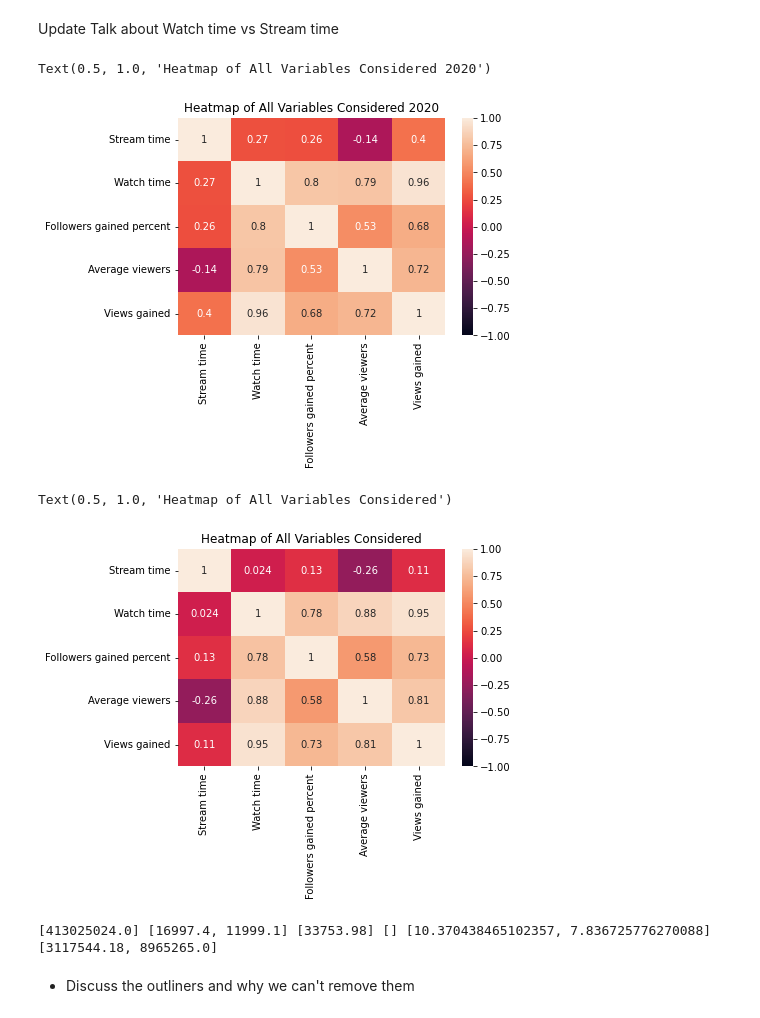
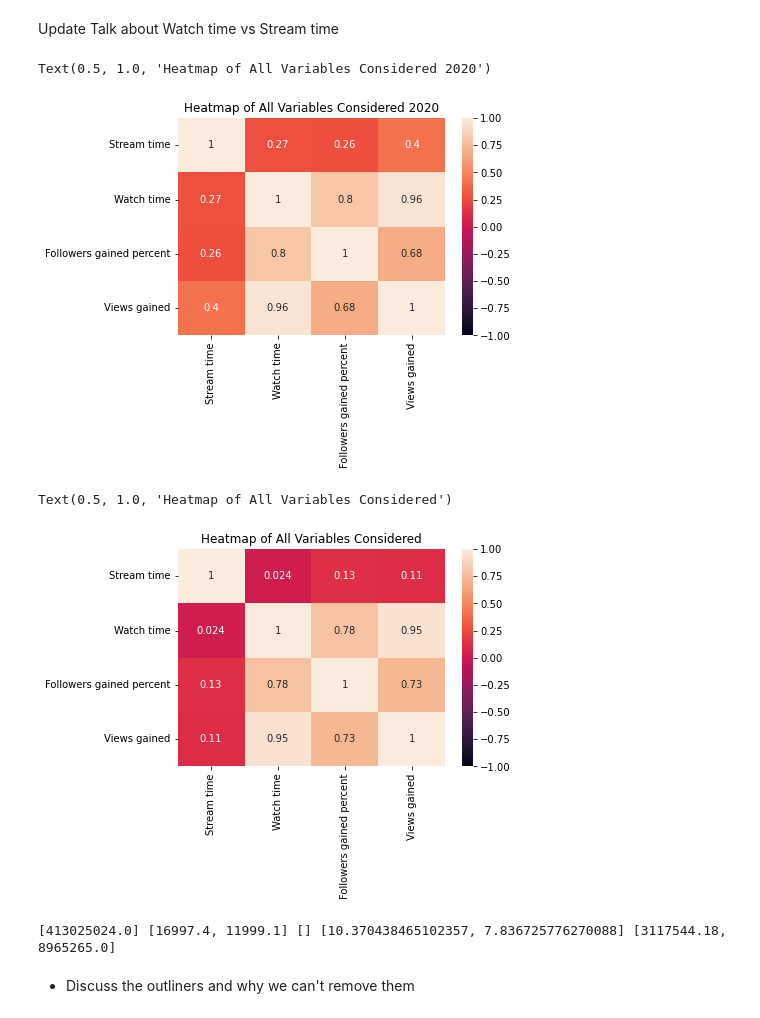
Before and after one commit to dayes5/Twitch-Analysis, a Jupyter notebook: FinalProjectGroup079-Wi22.ipynb, the cells around one changed output. Saved outputs shown, nothing was run; the diff lists cells and outputs as text; code cells hidden in the pictures.

```diff
--- a/FinalProjectGroup079-Wi22.ipynb
+++ b/FinalProjectGroup079-Wi22.ipynb
@@ -156,7 +156,7 @@ The data in the dataframes currently contains unnamed columns and columns which
 for i in range(len(twitch2019And2020Data)):
 
     twitch2019And2020Data[i] = twitch2019And2020Data[i].loc[:, ~twitch2019And2020Data[i].columns.str.contains('^Unnamed')]
-    twitch2019And2020Data[i] = twitch2019And2020Data[i].drop(columns=['Partnered', 'Channel', 'Mature', 'Language', 'Peak viewers'])
+    twitch2019And2020Data[i] = twitch2019And2020Data[i].drop(columns=['Partnered', 'Channel', 'Mature', 'Language', 'Peak viewers', 'Average viewers'])
 
 twitch2019And2020Data[0]
 # %% [output]
@@ -413,17 +418,17 @@ over the two years had no correlation with the user interactions. -->
 Update
 Talk about Watch time vs Stream time
 # %%
-sns.heatmap(df2020.loc[:, ['Stream time', 'Watch time', 'Followers gained percent', 'Average viewers', 'Views gained']].corr(), annot=True, vmin=-1, vmax=1)
+sns.heatmap(df2020.loc[:, ['Stream time', 'Watch time', 'Followers gained percent', 'Views gained']].corr(), annot=True, vmin=-1, vmax=1)
 plt.title('Heatmap of All Variables Considered 2020')
 # %% [output]
 Text(0.5, 1.0, 'Heatmap of All Variables Considered 2020')
-[figure, old version]
+[figure, new version]
 # %%
-sns.heatmap(df.loc[:, ['Stream time', 'Watch time', 'Followers gained percent', 'Average viewers', 'Views gained']].corr(), annot=True, vmin=-1, vmax=1)
+sns.heatmap(df.loc[:, ['Stream time', 'Watch time', 'Followers gained percent', 'Views gained']].corr(), annot=True, vmin=-1, vmax=1)
 plt.title('Heatmap of All Variables Considered')
 # %% [output]
 Text(0.5, 1.0, 'Heatmap of All Variables Considered')
-[figure, old version]
+[figure, new version]
 # %%
 def find_outliers(column):
     col_mean = df[column].mean()
@@ -441,16 +446,15 @@ def find_outliers(column):
 Watchtime_outliers = find_outliers('Watch time')
 
 Streamtime_outliers = find_outliers('Stream time')
-Average_viewers_outliers = find_outliers('Average viewers')
 
 Followers_outliers = find_outliers('Followers')
 
 Followers_gained_percent_outliers = find_outliers('Followers gained percent')
 
 Views_gained_outliers = find_outliers('Views gained')
-print(Watchtime_outliers, Streamtime_outliers, Average_viewers_outliers, Followers_outliers, Followers_gained_percent_outliers, Views_gained_outliers)
+print(Watchtime_outliers, Streamtime_outliers, Followers_outliers, Followers_gained_percent_outliers, Views_gained_outliers)
 # %% [output]
-[413025024.0] [16997.4, 11999.1] [33753.98] [] [10.370438465102357, 7.836725776270088] [3117544.18, 8965265.0]
+[413025024.0] [16997.4, 11999.1] [] [10.370438465102357, 7.836725776270088] [3117544.18, 8965265.0]
 # %% [markdown]
 * Discuss the outliners and why we can't remove them
 # %%
```
Also changed, not shown: parts of 21 cells of this notebook.
